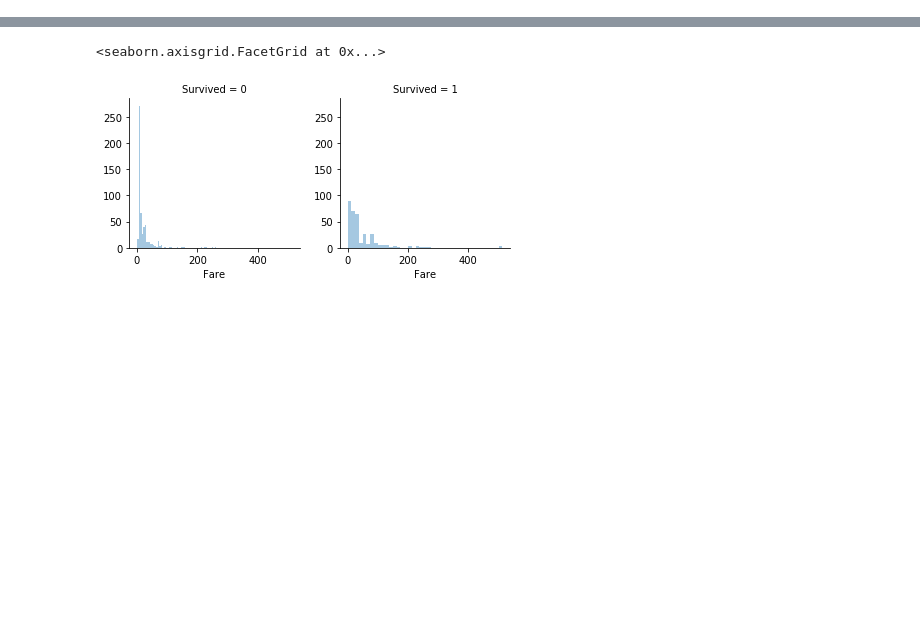
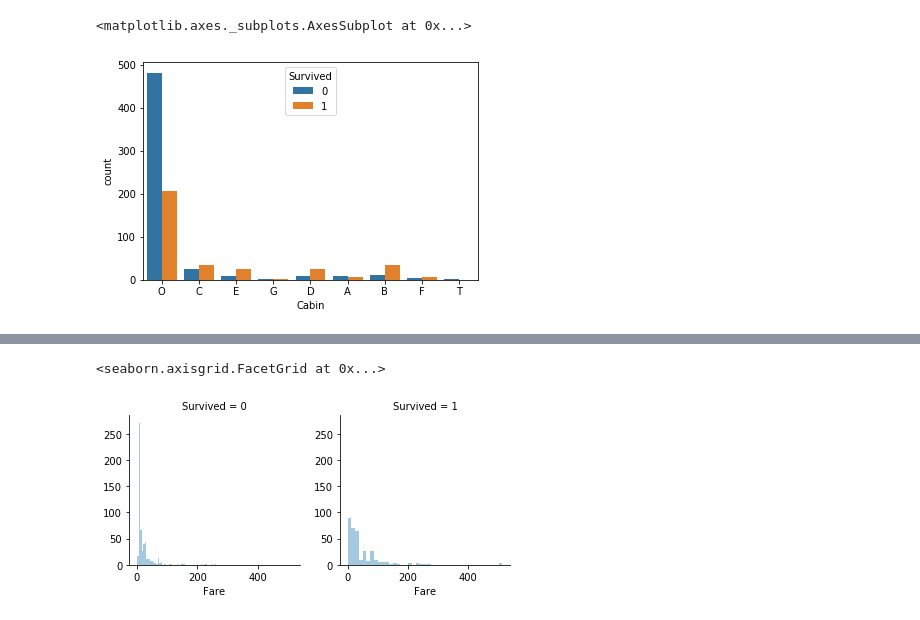
Before and after one commit to richardcysun/Machine-Learning, a Jupyter notebook: Kaggle/Titanic_ft_sel.ipynb, the cells around one changed output, grey strips where cells are left out. Drawn from its saved outputs; the diff is of its cells as text; code cells hidden in the pictures; blank space fills up the shorter version.

```diff
--- a/Kaggle/Titanic_ft_sel.ipynb
+++ b/Kaggle/Titanic_ft_sel.ipynb
@@ -38,0 +94,15 @@ Ticket         891 non-null object
+# %%
+tiData['Cabin'] = tiData['Cabin'].fillna('O')
+tiData.loc[tiData['Cabin'].str.contains('A'),'Cabin'] = 'A'
+tiData.loc[tiData['Cabin'].str.contains('B'),'Cabin'] = 'B'
+tiData.loc[tiData['Cabin'].str.contains('C'),'Cabin'] = 'C'
+tiData.loc[tiData['Cabin'].str.contains('D'),'Cabin'] = 'D'
+tiData.loc[tiData['Cabin'].str.contains('E'),'Cabin'] = 'E'
+tiData.loc[tiData['Cabin'].str.contains('F'),'Cabin'] = 'F'
+tiData.loc[tiData['Cabin'].str.contains('G'),'Cabin'] = 'G'
+tiData.loc[tiData['Cabin'].str.contains('T'),'Cabin'] = 'T'
+
+sns.countplot(tiData['Cabin'], hue=tiData['Survived'])
+# %% [output]
+<matplotlib.axes._subplots.AxesSubplot at 0x...>
+[figure, added]
```
Also changed, not shown: parts of 8 cells of this notebook, 1 other file.
